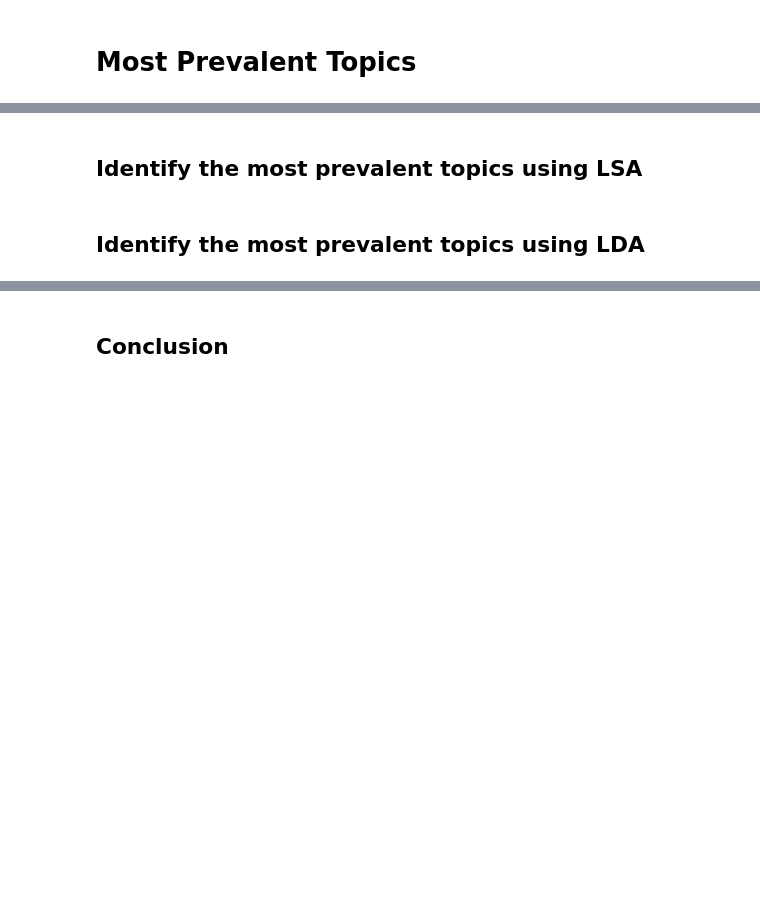
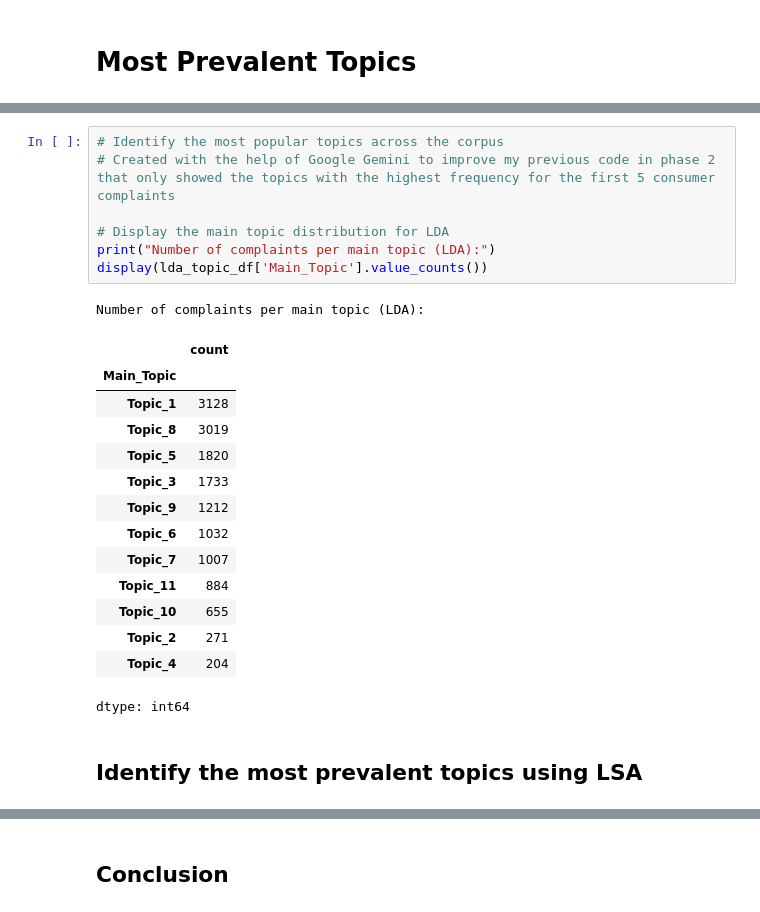
Before and after one commit to melaniedaniel7/CFPB-Text-Analysis-Using-NLP-Techniques, a Jupyter notebook: Task 1: Use NLP techniques to analyze a collection of texts.ipynb, the cells around one changed output, grey strips where cells are left out. Cells and saved outputs as stored; diff of their text form; blank space fills up the shorter version.

```diff
--- a/Task 1: Use NLP techniques to analyze a collection of texts.ipynb
+++ b/Task 1: Use NLP techniques to analyze a collection of texts.ipynb
@@ -386,4 +487,25 @@ plt.show()
+# %%
+# Identify the most popular topics across the corpus
+# Created with the help of Google Gemini to improve my previous code in phase 2 that only showed the topics with the highest frequency for the first 5 consumer complaints
+
+# Display the main topic distribution for LDA
+print("Number of complaints per main topic (LDA):")
+display(lda_topic_df['Main_Topic'].value_counts())
+# %% [output]
+Number of complaints per main topic (LDA):
+|  | count |
+| Main_Topic |  |
+| Topic_1 | 3128 |
+| Topic_8 | 3019 |
+| Topic_5 | 1820 |
+| Topic_3 | 1733 |
+| Topic_9 | 1212 |
+| Topic_6 | 1032 |
+| Topic_7 | 1007 |
+| Topic_11 | 884 |
+| Topic_10 | 655 |
+| Topic_2 | 271 |
+| Topic_4 | 204 |
+dtype: int64
 # %% [markdown]
 ## **Identify the most prevalent topics using LSA**
-# %% [markdown]
-## **Identify the most prevalent topics using LDA**
```
Also changed, not shown: parts of 10 cells of this notebook.
